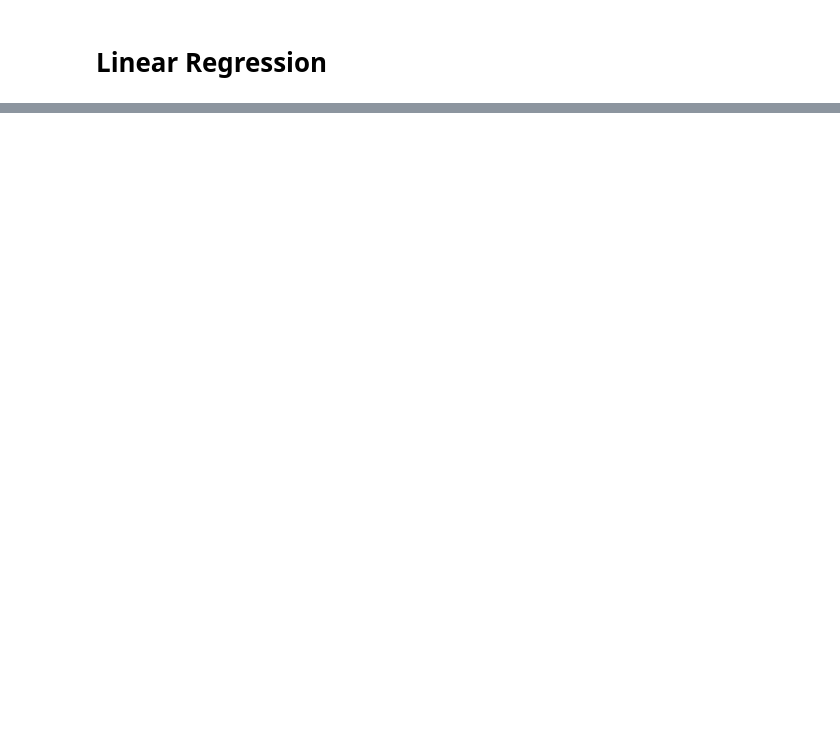
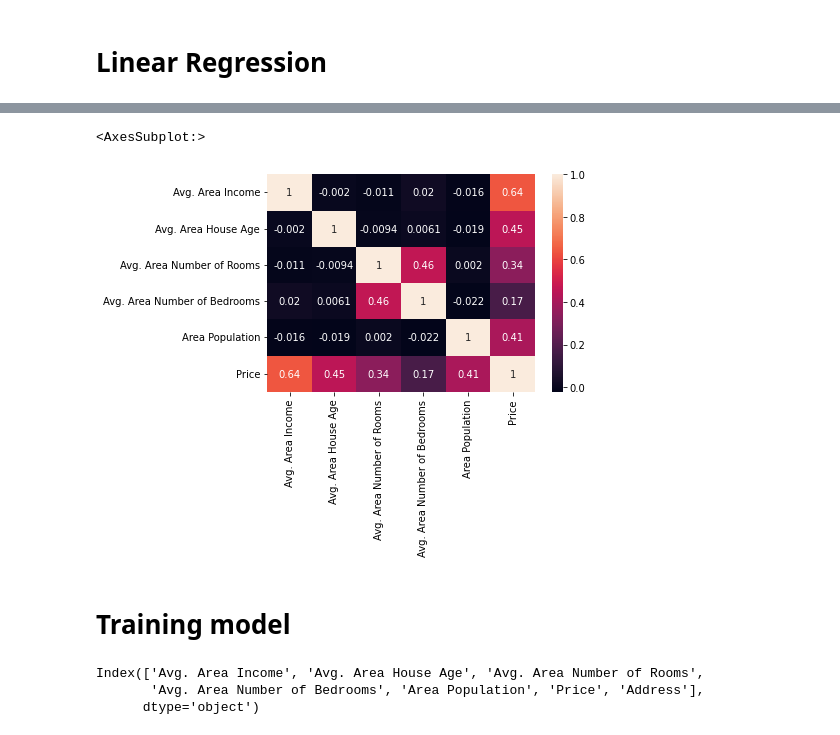
Before and after one commit to dstoecklein/data_science_training, a Jupyter notebook: 9_machine_learning/2_linear_regression/python_implementation.ipynb, the cells around one changed output, grey strips where cells are left out. Cells and saved outputs as stored; diff of their text form; code cells hidden in the pictures; blank space fills up the shorter version.

```diff
--- a/9_machine_learning/2_linear_regression/python_implementation.ipynb
+++ b/9_machine_learning/2_linear_regression/python_implementation.ipynb
@@ -18,0 +59,13 @@ df.head()
+# %%
+sns.heatmap(df.corr(), annot=True)
+# %% [output]
+<AxesSubplot:>
+[figure, added]
+# %% [markdown]
+# Training model
+# %%
+df.columns
+# %% [output]
+Index(['Avg. Area Income', 'Avg. Area House Age', 'Avg. Area Number of Rooms',
+       'Avg. Area Number of Bedrooms', 'Area Population', 'Price', 'Address'],
+      dtype='object')
```
Also changed, not shown: parts of 36 cells of this notebook.
